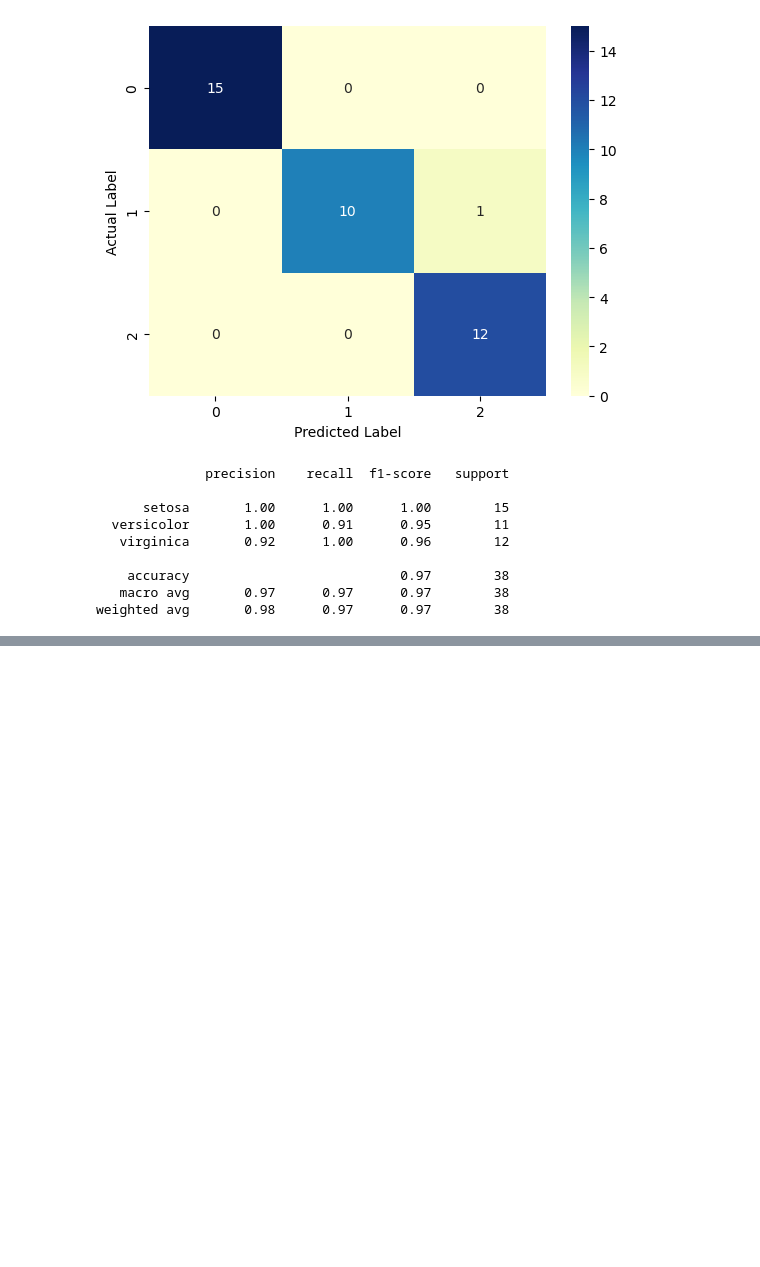
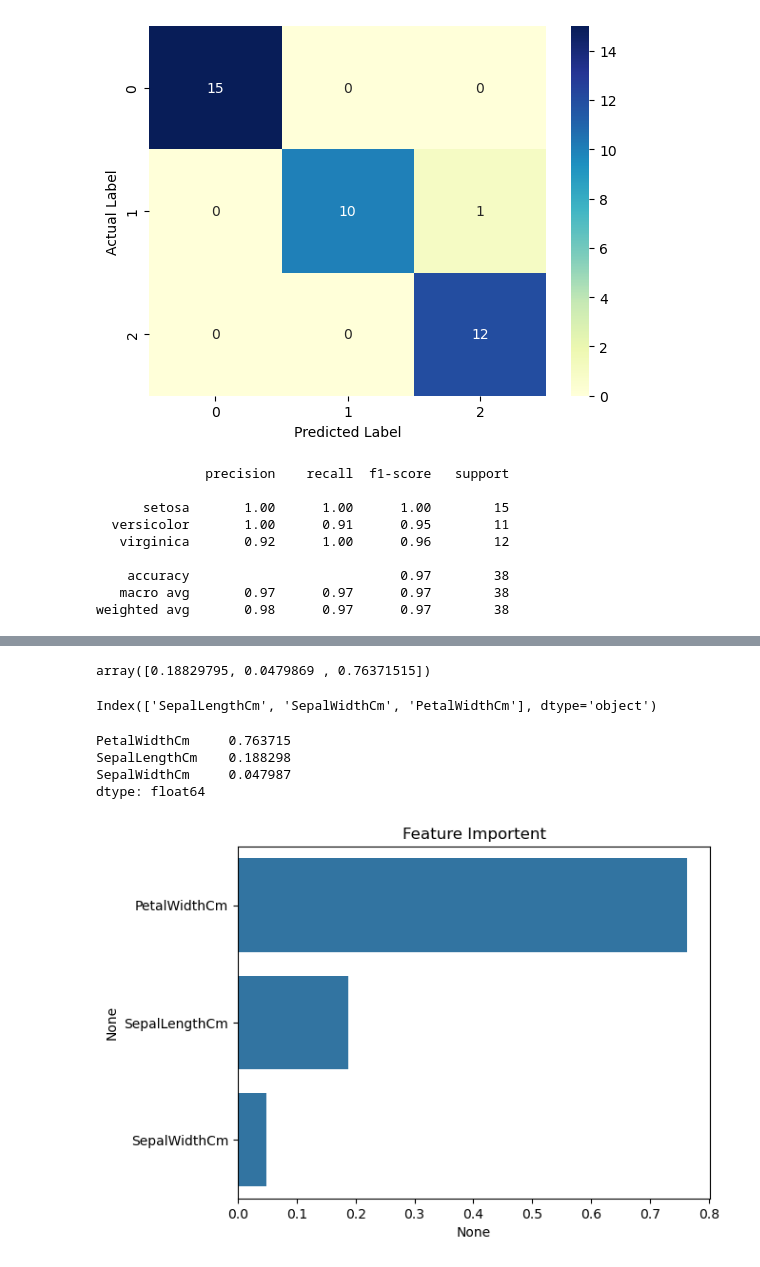
Before and after one commit to sufian-sani/ml_ai, a Jupyter notebook: forest_algo/Random_Forest_Notebook.ipynb, the cells around one changed output, grey strips where cells are left out. Drawn from its saved outputs; the diff is of its cells as text; code cells hidden in the pictures; blank space fills up the shorter version.

Commit message:
finish random forest

```diff
--- a/forest_algo/Random_Forest_Notebook.ipynb
+++ b/forest_algo/Random_Forest_Notebook.ipynb
@@ -519,0 +531,2 @@ plt.show()
+# %%
+rf_cv_model.fit(X_train, y_train)
@@ -519,0 +542,9 @@ plt.show()
+# %%
+rf_tuned = RandomForestClassifier(
+    max_depth=3,
+    max_features=2,
+    min_samples_split=2,
+    n_estimators=50
+)
+# %%
+rf_tuned.fit(X_train, y_train)
@@ -519,0 +588,24 @@ plt.show()
+# %%
+rf_tuned.feature_importances_
+# %% [output]
+array([0.18829795, 0.0479869 , 0.76371515])
+# %%
+X_train.columns
+# %% [output]
+Index(['SepalLengthCm', 'SepalWidthCm', 'PetalWidthCm'], dtype='object')
+# %%
+best_features = pd.Series(rf_tuned.feature_importances_,
+    index=X_train.columns).sort_values(ascending=False)
+# %%
+best_features
+# %% [output]
+PetalWidthCm     0.763715
+SepalLengthCm    0.188298
+SepalWidthCm     0.047987
+dtype: float64
+# %%
+sns.barplot(x=best_features, y = best_features.index)
+plt.title("Feature Importent")
+plt.show()
+# %% [output]
+[figure, added]
```
Also changed, not shown: parts of 25 cells of this notebook.
